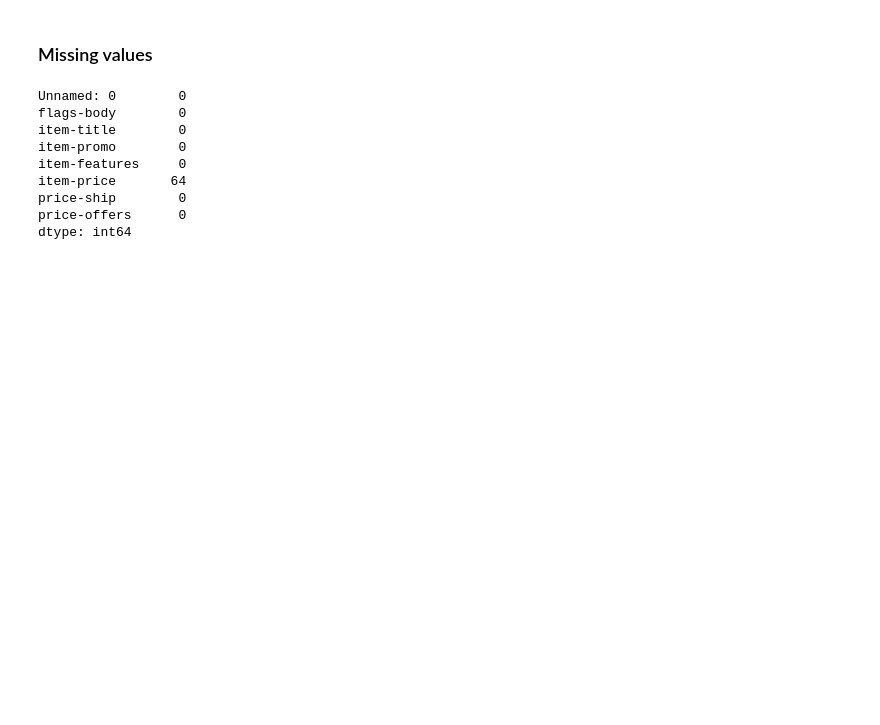
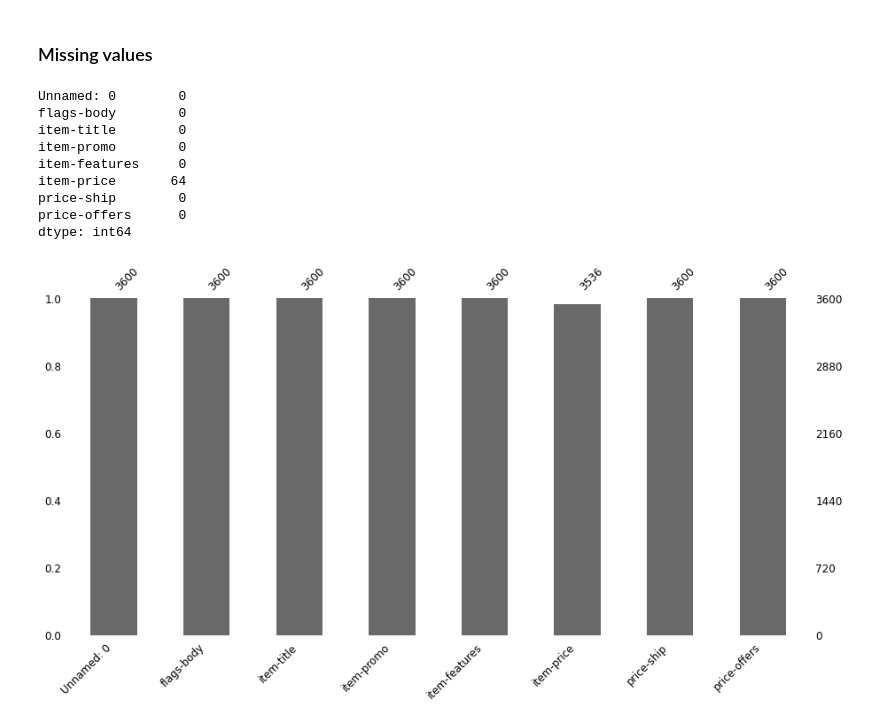
Before and after one commit to MokuaEnock/newegg-data, a Jupyter notebook: viz.ipynb, the cells around one changed output. Drawn from its saved outputs; the diff is of its cells as text; code cells hidden in the pictures; blank space fills up the shorter version.

```diff
--- a/viz.ipynb
+++ b/viz.ipynb
@@ -38,3 +44,8 @@ item-price       64
 price-ship        0
 price-offers      0
 dtype: int64
+# %%
+#visualizing the missing values.
+msno.bar(df, figsize=(15, 7), fontsize=12);
+# %% [output]
+[figure, added]
```
Also changed, not shown: parts of 7 cells of this notebook.
